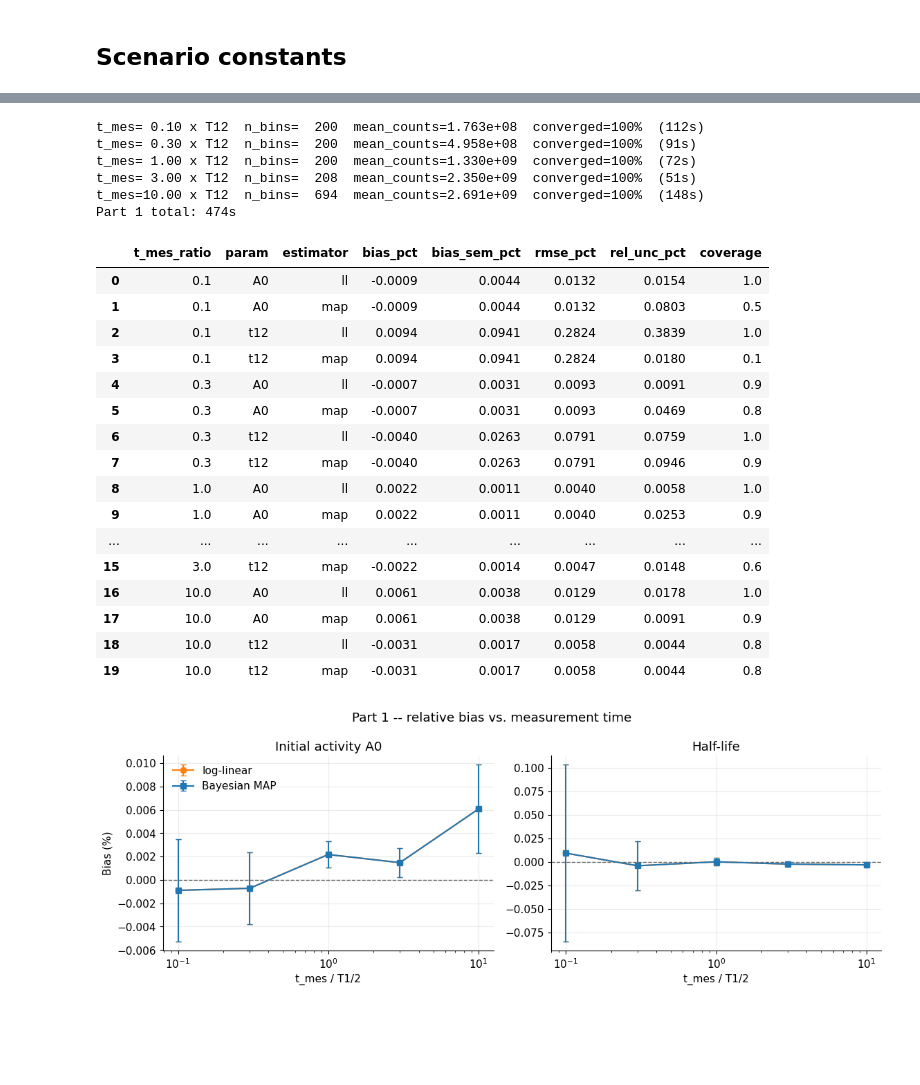
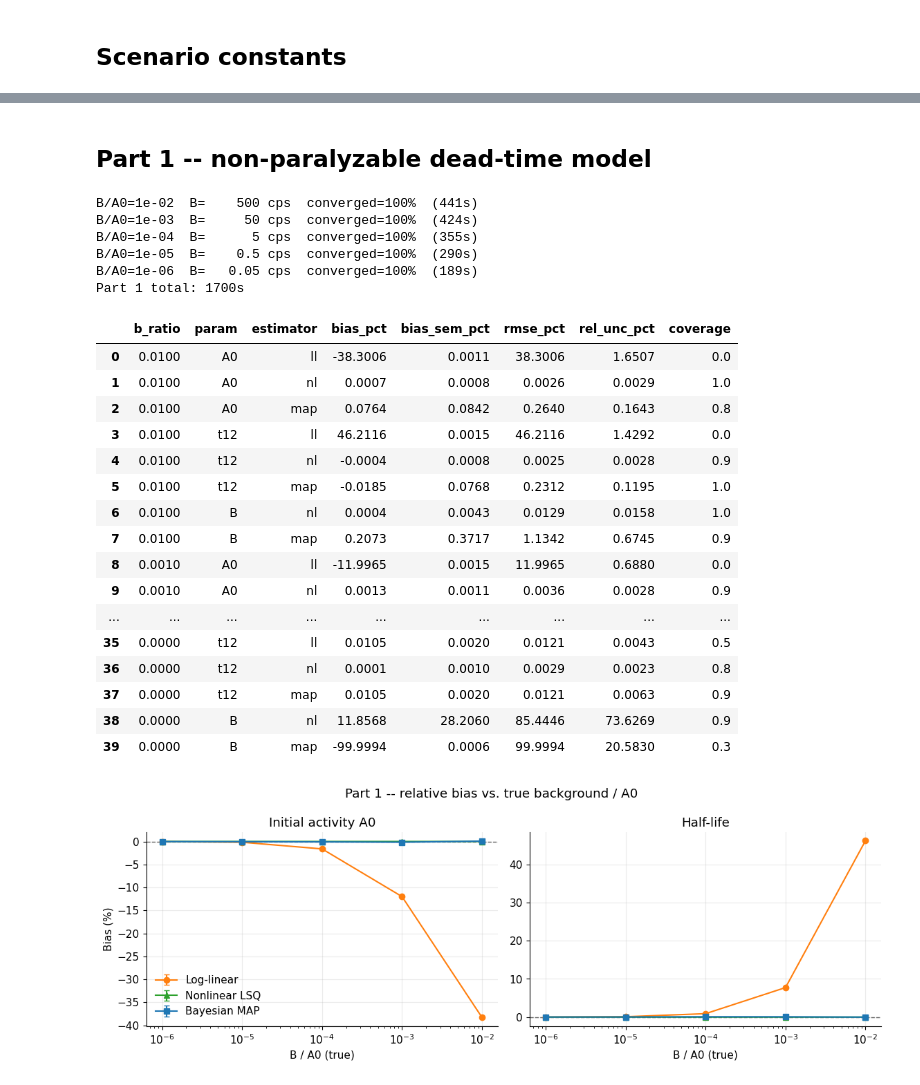
Before and after one commit to RomainCoulon/bayesdecay, a Jupyter notebook: notebooks/pb212_map_vs_loglinear.ipynb, the cells around one changed output, grey strips where cells are left out. Drawn from its saved outputs; the diff is of its cells as text; code cells hidden in the pictures; blank space fills up the shorter version.

```diff
--- a/notebooks/pb212_map_vs_loglinear.ipynb
+++ b/notebooks/pb212_map_vs_loglinear.ipynb
@@ -53,6 +57,7 @@ plt.rcParams.update({
     "font.size": 11,
 })
 COLOR_LL = "tab:orange"
+COLOR_NL = "tab:green"
 COLOR_MAP = "tab:blue"
 Z95 = 1.959963984540054  # norm.ppf(0.975)
 # %% [markdown]
@@ -214,60 +258,64 @@ show its Jensen's-inequality-style bias most clearly).
+# %% [markdown]
+## Part 1 -- non-paralyzable dead-time model
 # %%
-T_MES_RATIOS = [0.1, 0.3, 1.0, 3.0, 10.0]
-N_REP_1 = 10
+N_REP = 10
 
 PRIORS_WIDE_B = bd.Priors(b_prior_scale=0.1 * A0_TRUE, prior_widen_k=5.0, prior_df=4.0)
-FIT_CONFIG = bd.FitConfig(
-    dead_time_model=DEAD_TIME_MODEL, n_vis=41, n_is_samples=5000, n_checkpoints=3,
+FIT_CONFIG_NONPARA = bd.FitConfig(
+    dead_time_model="nonparalyzable", n_vis=41, n_is_samples=5000, n_checkpoints=3,
     priors=PRIORS_WIDE_B,
 )
 
 part1_raw = {}
 t0_all = time.time()
-for ratio in T_MES_RATIOS:
-    t_max = ratio * T12_TRUE
+for ratio in B_RATIOS:
+    B_true = ratio * A0_TRUE
     t0 = time.time()
-    df = run_mc(T12_TRUE, 0.0, t_max, N_REP_1, FIT_CONFIG, seed0=1000 + int(ratio * 100))
+    df = run_mc(
+        T12_TRUE, B_true, T_MES_LONG, N_REP, FIT_CONFIG_NONPARA, "nonparalyzable",
+        seed0=1000 + int(-np.log10(ratio) * 100),
+    )
     dt = time.time() - t0
     part1_raw[ratio] = df
-    print(f"t_mes={ratio:>5.2f} x T12  n_bins={df['n_bins'].iloc[0]:>5d}  "
-          f"mean_counts={df['total_counts'].mean():.3e}  "
-          f"converged={df['converged'].mean() * 100:.0f}%  ({dt:.0f}s)")
+    print(f"B/A0={ratio:.0e}  B={B_true:>7.3g} cps  converged={df['converged'].mean() * 100:.0f}%  ({dt:.0f}s)")
 print(f"Part 1 total: {time.time() - t0_all:.0f}s")
 # %% [output]
-t_mes= 0.10 x T12  n_bins=  200  mean_counts=1.763e+08  converged=100%  (112s)
-t_mes= 0.30 x T12  n_bins=  200  mean_counts=4.958e+08  converged=100%  (91s)
-t_mes= 1.00 x T12  n_bins=  200  mean_counts=1.330e+09  converged=100%  (72s)
-t_mes= 3.00 x T12  n_bins=  208  mean_counts=2.350e+09  converged=100%  (51s)
-t_mes=10.00 x T12  n_bins=  694  mean_counts=2.691e+09  converged=100%  (148s)
-Part 1 total: 474s
+B/A0=1e-02  B=    500 cps  converged=100%  (441s)
+B/A0=1e-03  B=     50 cps  converged=100%  (424s)
+B/A0=1e-04  B=      5 cps  converged=100%  (355s)
+B/A0=1e-05  B=    0.5 cps  converged=100%  (290s)
+B/A0=1e-06  B=   0.05 cps  converged=100%  (189s)
+Part 1 total: 1700s
 # %%
-part1_summary = build_summary_table(part1_raw, "t_mes_ratio", T_MES_RATIOS, A0_TRUE, T12_TRUE)
+part1_summary = build_summary_table(
+    part1_raw, "b_ratio", B_RATIOS, A0_TRUE, T12_TRUE, true_B=lambda r: r * A0_TRUE,
+)
 part1_summary.round(4)
 # %% [output]
-|  | t_mes_ratio | param | estimator | bias_pct | bias_sem_pct | rmse_pct | rel_unc_pct | coverage |
-| 0 | 0.1 | A0 | ll | -0.0009 | 0.0044 | 0.0132 | 0.0154 | 1.0 |
-| 1 | 0.1 | A0 | map | -0.0009 | 0.0044 | 0.0132 | 0.0803 | 0.5 |
-| 2 | 0.1 | t12 | ll | 0.0094 | 0.0941 | 0.2824 | 0.3839 | 1.0 |
-| 3 | 0.1 | t12 | map | 0.0094 | 0.0941 | 0.2824 | 0.0180 | 0.1 |
-| 4 | 0.3 | A0 | ll | -0.0007 | 0.0031 | 0.0093 | 0.0091 | 0.9 |
-| 5 | 0.3 | A0 | map | -0.0007 | 0.0031 | 0.0093 | 0.0469 | 0.8 |
-| 6 | 0.3 | t12 | ll | -0.0040 | 0.0263 | 0.0791 | 0.0759 | 1.0 |
-| 7 | 0.3 | t12 | map | -0.0040 | 0.0263 | 0.0791 | 0.0946 | 0.9 |
-| 8 | 1.0 | A0 | ll | 0.0022 | 0.0011 | 0.0040 | 0.0058 | 1.0 |
-| 9 | 1.0 | A0 | map | 0.0022 | 0.0011 | 0.0040 | 0.0253 | 0.9 |
+|  | b_ratio | param | estimator | bias_pct | bias_sem_pct | rmse_pct | rel_unc_pct | coverage |
+| 0 | 0.0100 | A0 | ll | -38.3006 | 0.0011 | 38.3006 | 1.6507 | 0.0 |
+| 1 | 0.0100 | A0 | nl | 0.0007 | 0.0008 | 0.0026 | 0.0029 | 1.0 |
+| 2 | 0.0100 | A0 | map | 0.0764 | 0.0842 | 0.2640 | 0.1643 | 0.8 |
+| 3 | 0.0100 | t12 | ll | 46.2116 | 0.0015 | 46.2116 | 1.4292 | 0.0 |
+| 4 | 0.0100 | t12 | nl | -0.0004 | 0.0008 | 0.0025 | 0.0028 | 0.9 |
+| 5 | 0.0100 | t12 | map | -0.0185 | 0.0768 | 0.2312 | 0.1195 | 1.0 |
+| 6 | 0.0100 | B | nl | 0.0004 | 0.0043 | 0.0129 | 0.0158 | 1.0 |
+| 7 | 0.0100 | B | map | 0.2073 | 0.3717 | 1.1342 | 0.6745 | 0.9 |
+| 8 | 0.0010 | A0 | ll | -11.9965 | 0.0015 | 11.9965 | 0.6880 | 0.0 |
+| 9 | 0.0010 | A0 | nl | 0.0013 | 0.0011 | 0.0036 | 0.0028 | 0.9 |
 | ... | ... | ... | ... | ... | ... | ... | ... | ... |
-| 15 | 3.0 | t12 | map | -0.0022 | 0.0014 | 0.0047 | 0.0148 | 0.6 |
-| 16 | 10.0 | A0 | ll | 0.0061 | 0.0038 | 0.0129 | 0.0178 | 1.0 |
-| 17 | 10.0 | A0 | map | 0.0061 | 0.0038 | 0.0129 | 0.0091 | 0.9 |
-| 18 | 10.0 | t12 | ll | -0.0031 | 0.0017 | 0.0058 | 0.0044 | 0.8 |
-| 19 | 10.0 | t12 | map | -0.0031 | 0.0017 | 0.0058 | 0.0044 | 0.8 |
+| 35 | 0.0000 | t12 | ll | 0.0105 | 0.0020 | 0.0121 | 0.0043 | 0.5 |
+| 36 | 0.0000 | t12 | nl | 0.0001 | 0.0010 | 0.0029 | 0.0023 | 0.8 |
+| 37 | 0.0000 | t12 | map | 0.0105 | 0.0020 | 0.0121 | 0.0063 | 0.9 |
+| 38 | 0.0000 | B | nl | 11.8568 | 28.2060 | 85.4446 | 73.6269 | 0.9 |
+| 39 | 0.0000 | B | map | -99.9994 | 0.0006 | 99.9994 | 20.5830 | 0.3 |
 # %%
 fig = plot_metric(
-    part1_summary, "t_mes_ratio",
+    part1_summary, "b_ratio",
     [("A0", "Initial activity A0"), ("t12", "Half-life")],
-    "bias_pct", "Part 1 -- relative bias vs. measurement time", "t_mes / T1/2", "Bias (%)",
+    "bias_pct", "Part 1 -- relative bias vs. true background / A0", "B / A0 (true)", "Bias (%)",
     ref_line=0.0,
 )
 plt.show()
 # %% [output]
-[figure, old version]
+[figure, new version]
```
Also changed, not shown: parts of 37 cells of this notebook.
